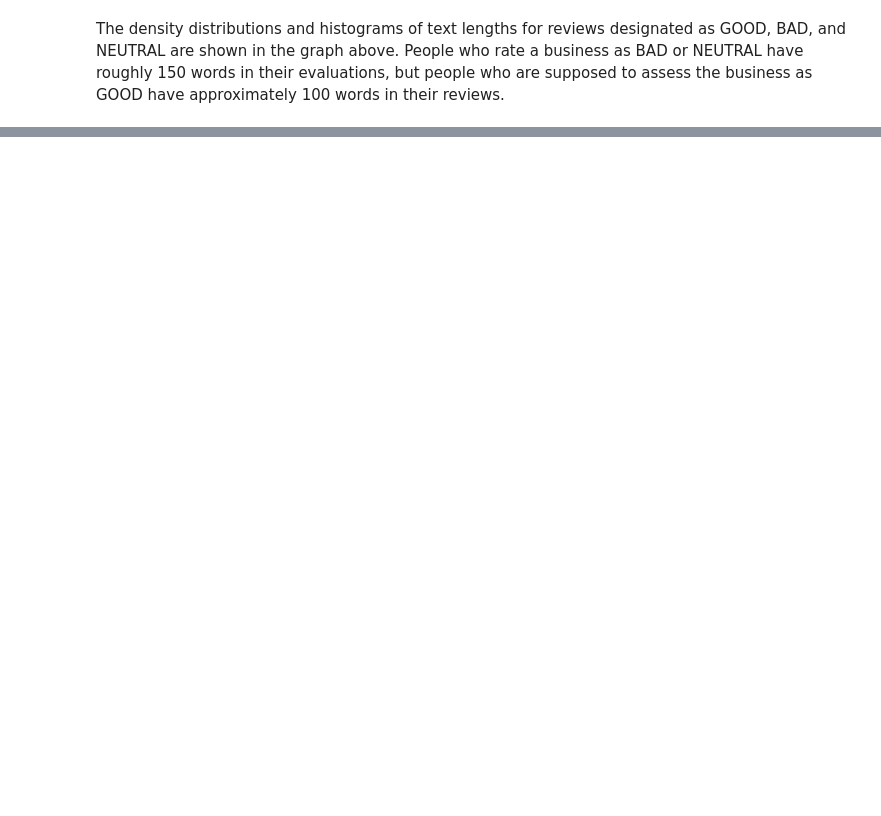
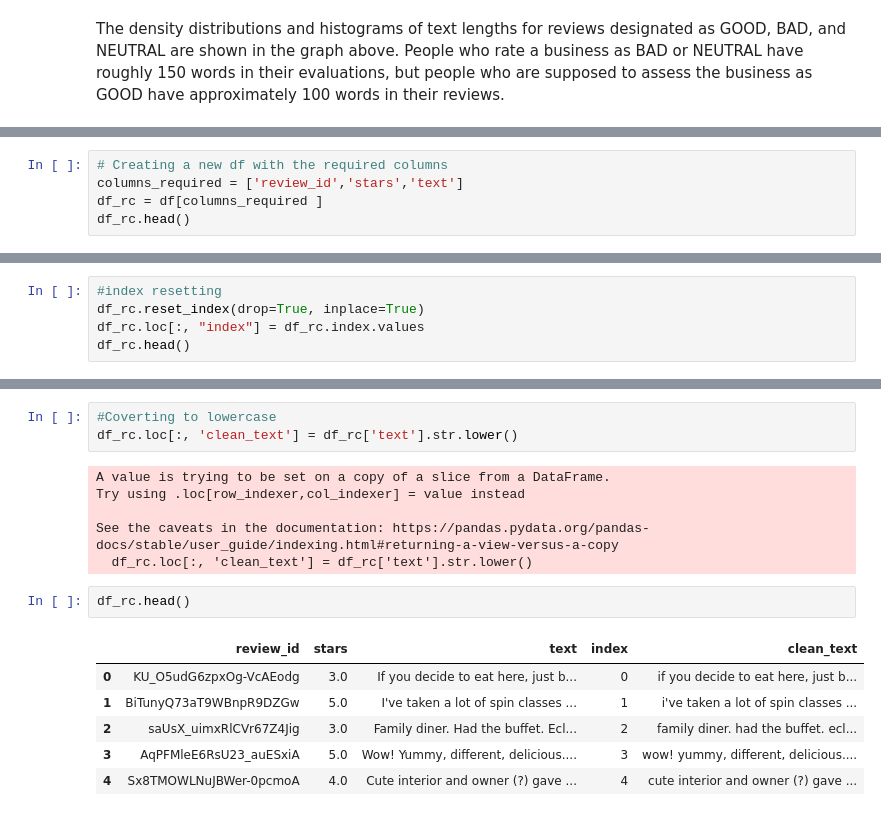
Before and after one commit to KoralegeiKavindya/DL-CW, a Jupyter notebook: Supervised_Model_CW2.ipynb, the cells around one changed output, grey strips where cells are left out. Drawn from its saved outputs; the diff is of its cells as text; blank space fills up the shorter version.

Commit message:
Committing pre-processing of text phase 1

```diff
--- a/Supervised_Model_CW2.ipynb
+++ b/Supervised_Model_CW2.ipynb
@@ -429,0 +437,5 @@ plt.show()
+# %%
+# Creating a new df with the required columns
+columns_required = ['review_id','stars','text']
+df_rc = df[columns_required ]
+df_rc.head()
@@ -429,0 +469,5 @@ plt.show()
+# %%
+#index resetting
+df_rc.reset_index(drop=True, inplace=True)
+df_rc.loc[:, "index"] = df_rc.index.values
+df_rc.head()
@@ -429,0 +486,18 @@ plt.show()
+# %%
+#Coverting to lowercase
+df_rc.loc[:, 'clean_text'] = df_rc['text'].str.lower()
+# %% [output]
+A value is trying to be set on a copy of a slice from a DataFrame.
+Try using .loc[row_indexer,col_indexer] = value instead
+
+See the caveats in the documentation: https://pandas.pydata.org/pandas-docs/stable/user_guide/indexing.html#returning-a-view-versus-a-copy
+  df_rc.loc[:, 'clean_text'] = df_rc['text'].str.lower()
+# %%
+df_rc.head()
+# %% [output]
+|  | review_id | stars | text | index | clean_text |
+| 0 | KU_O5udG6zpxOg-VcAEodg | 3.0 | If you decide to eat here, just b... | 0 | if you decide to eat here, just b... |
+| 1 | BiTunyQ73aT9WBnpR9DZGw | 5.0 | I've taken a lot of spin classes ... | 1 | i've taken a lot of spin classes ... |
+| 2 | saUsX_uimxRlCVr67Z4Jig | 3.0 | Family diner. Had the buffet. Ecl... | 2 | family diner. had the buffet. ecl... |
+| 3 | AqPFMleE6RsU23_auESxiA | 5.0 | Wow! Yummy, different, delicious.... | 3 | wow! yummy, different, delicious.... |
+| 4 | Sx8TMOWLNuJBWer-0pcmoA | 4.0 | Cute interior and owner (?) gave ... | 4 | cute interior and owner (?) gave ... |
```
Also changed, not shown: parts of 39 cells of this notebook.
